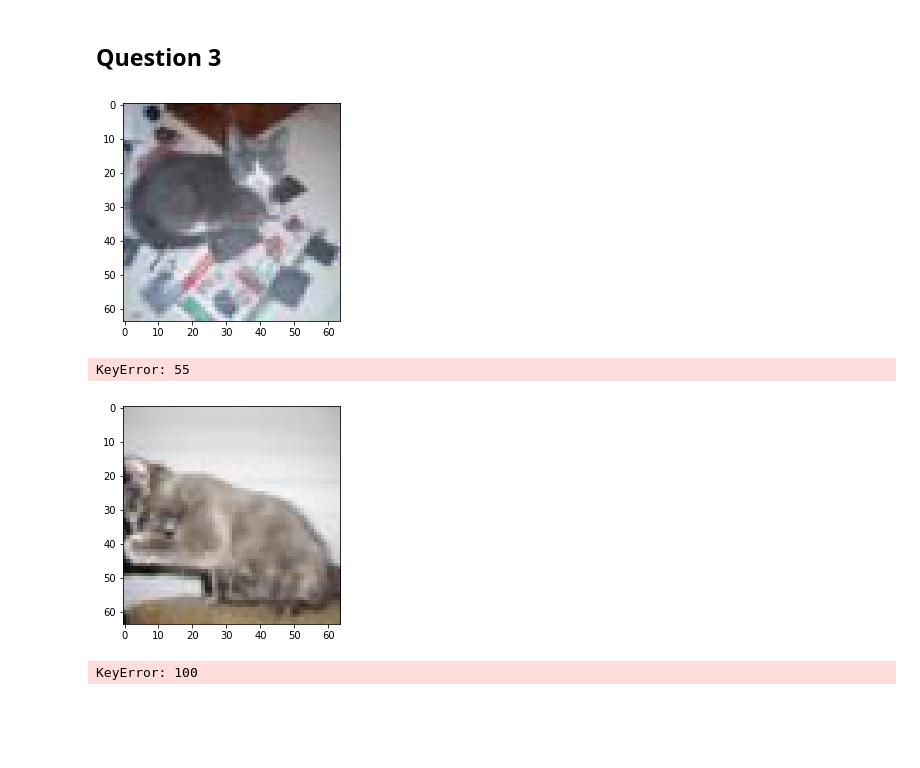
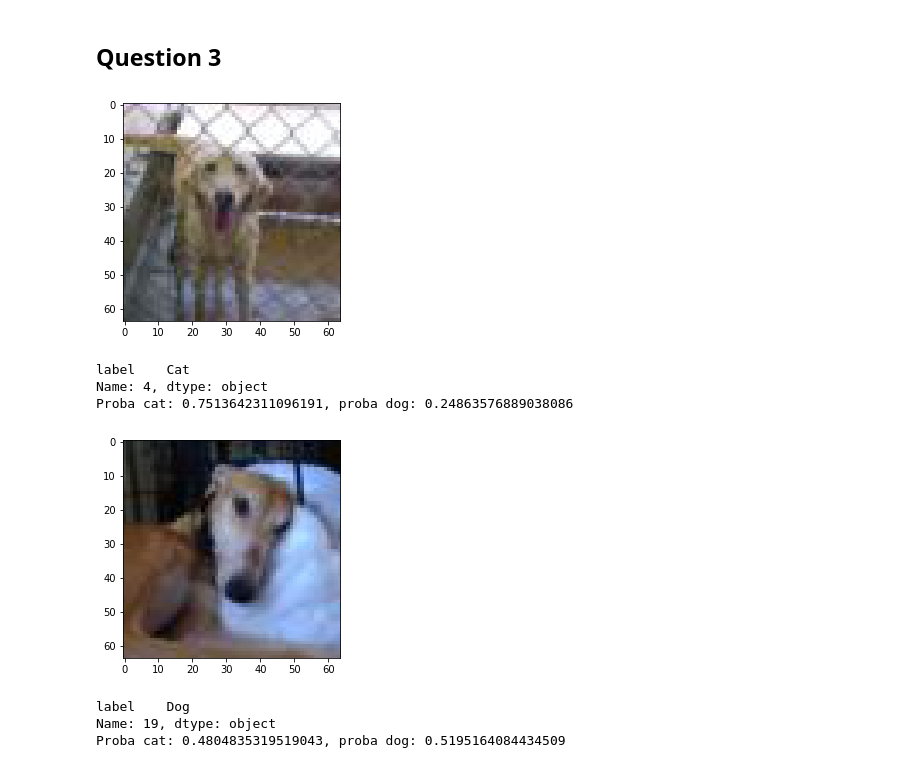
Before and after one commit to arthurdehgan/IFT6135_assignment_1, a Jupyter notebook: Problem_3_final.ipynb, the cells around one changed output. Saved outputs shown, nothing was run; the diff lists cells and outputs as text; code cells hidden in the pictures; blank space fills up the shorter version.

```diff
--- a/Problem_3_final.ipynb
+++ b/Problem_3_final.ipynb
@@ -13,6 +13,11 @@ from matplotlib import pyplot as plt
 import os
 import pandas as pd
 # %%
+def softmax(x):
+    exps = np.exp(x - np.amax(x, axis=0))
+    return exps / np.sum(exps, axis=0)
+
+
 def accuracy(y_pred, target):
     correct = torch.eq(y_pred.max(1)[1], target).sum().type(torch.FloatTensor)
     return correct / len(target)
@@ -321,7 +337,7 @@ for i in range(0, len(submission), step):
     proba = net.forward(batch)
     y_pred = proba.max(1)[1].cpu()
     y += list(map(int, y_pred))
-    prob += list(nn.Softmax(proba.cpu(), dim=1))
+    prob += [softmax(p.cpu().detach().numpy()) for p in proba]
 
 y = pd.DataFrame(y)
 y.index.name = "id"
@@ -330,23 +346,28 @@ y = y.replace(0, "Cat")
 y = y.replace(1, "Dog")
 y.index += 1
 y.to_csv("submission.csv")
+prob = np.asarray(prob)
 # %% [markdown]
 ## Question 3
 # %%
-missclassified = 55
+missclassified = 3
 imgplot = plt.imshow(submission[missclassified])
 plt.show()
-print(y[missclassified])
-print(prob[missclassified])
+print(y.iloc[missclassified])
+print('Proba cat: {}, proba dog: {}'.format(*prob[missclassified]))
 # %% [output]
-[figure, old version]
+[figure, new version]
-KeyError: 55
+label    Cat
+Name: 4, dtype: object
+Proba cat: 0.7513642311096191, proba dog: 0.24863576889038086
 # %%
-hesitation = 100
+hesitation = 18
 imgplot = plt.imshow(submission[hesitation])
 plt.show()
-print(y[hesitation])
-print(prob[hesitation])
+print(y.iloc[hesitation])
+print('Proba cat: {}, proba dog: {}'.format(*prob[hesitation]))
 # %% [output]
-[figure, old version]
+[figure, new version]
-KeyError: 100
+label    Dog
+Name: 19, dtype: object
+Proba cat: 0.4804835319519043, proba dog: 0.5195164084434509
```
Also changed, not shown: parts of 5 cells of this notebook.
